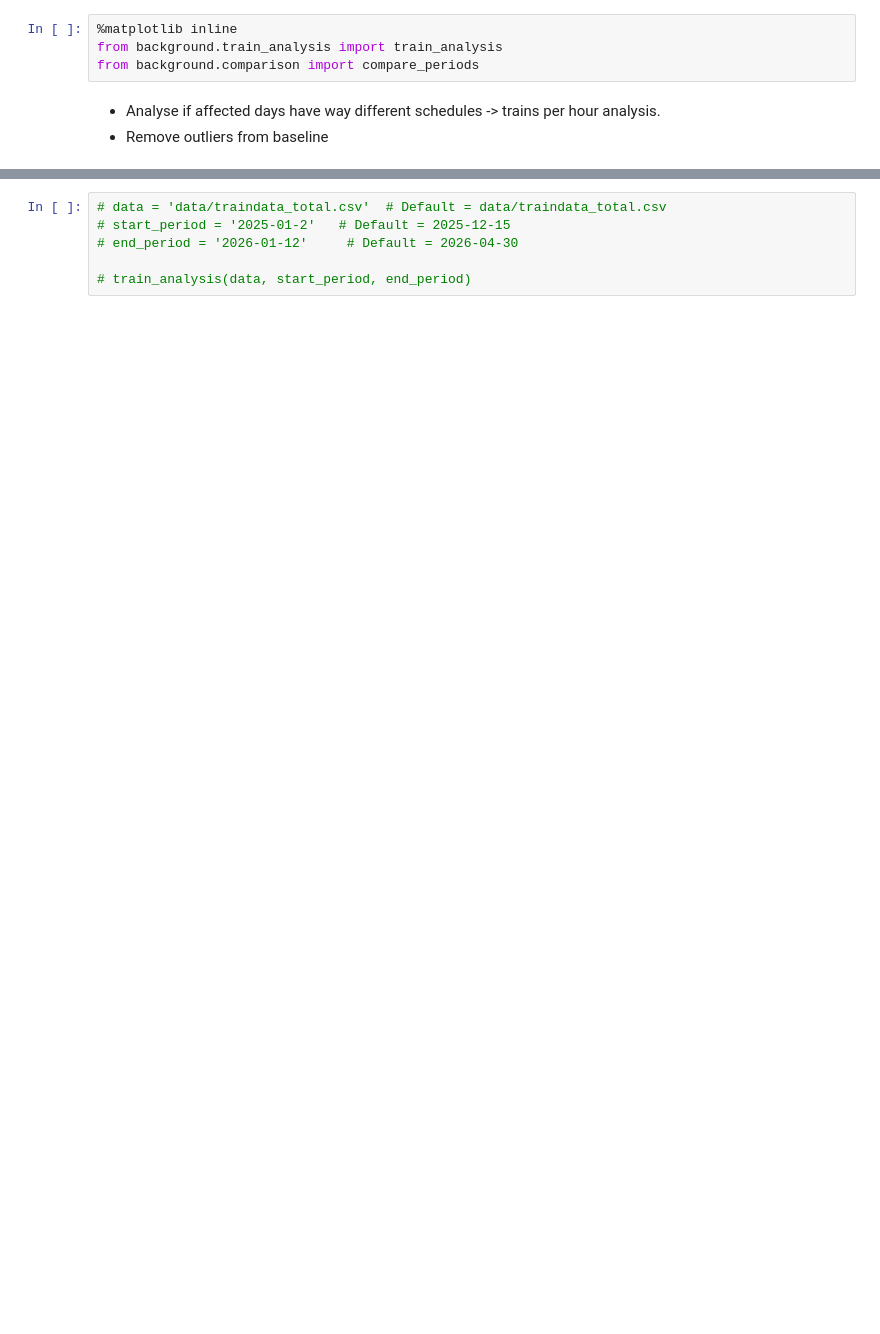
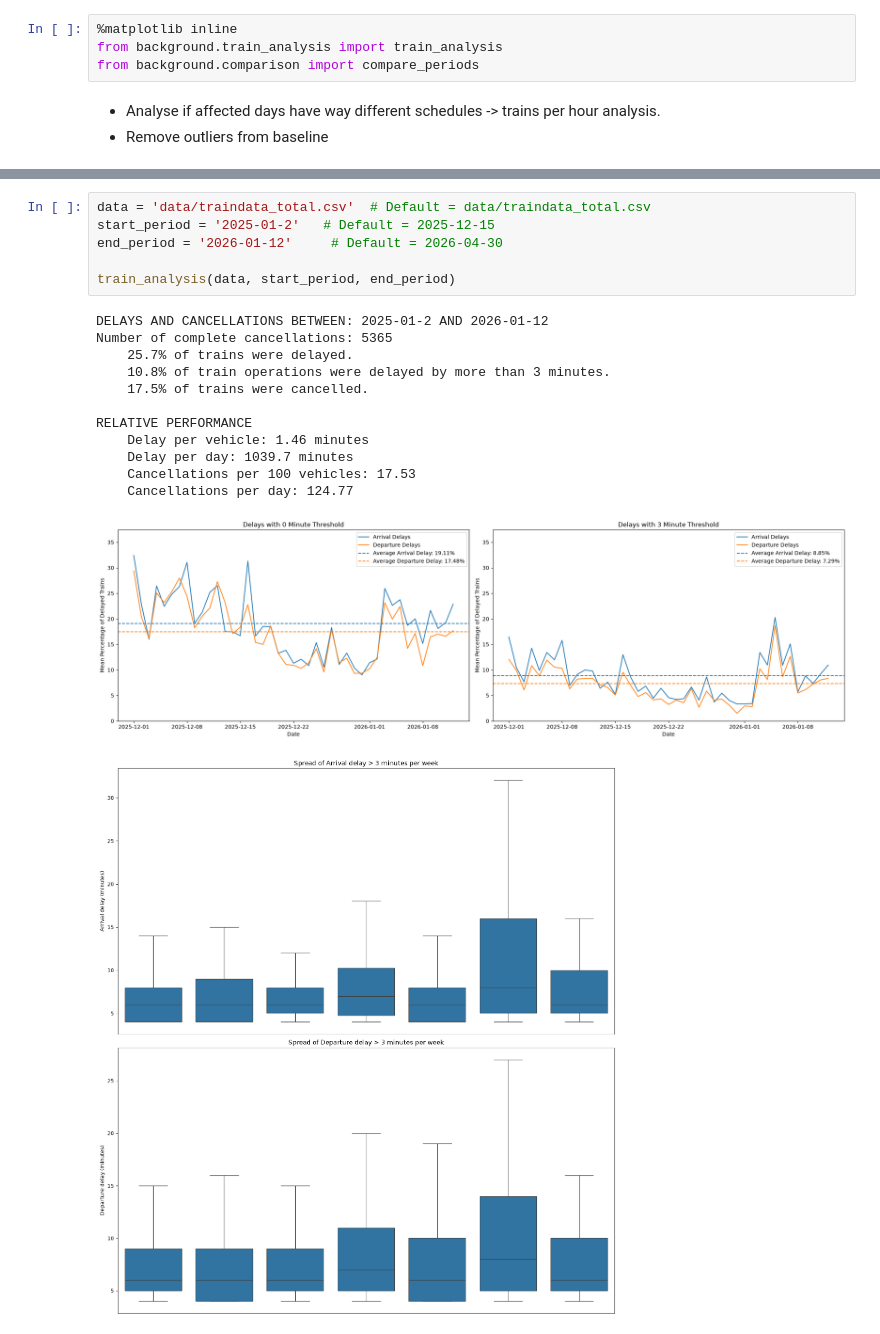
Before and after one commit to nicklj100/group20_til6022_project, a Jupyter notebook: train_analysis.ipynb, the cells around one changed output, grey strips where cells are left out. Saved outputs shown, nothing was run; the diff lists cells and outputs as text; blank space fills up the shorter version.

```diff
--- a/train_analysis.ipynb
+++ b/train_analysis.ipynb
@@ -27,6 +33,20 @@ display(comparison.round(2))
 # %%
-# data = 'data/traindata_total.csv'  # Default = data/traindata_total.csv
-# start_period = '2025-01-2'   # Default = 2025-12-15
-# end_period = '2026-01-12'     # Default = 2026-04-30
+data = 'data/traindata_total.csv'  # Default = data/traindata_total.csv
+start_period = '2025-01-2'   # Default = 2025-12-15
+end_period = '2026-01-12'     # Default = 2026-04-30
 
-# train_analysis(data, start_period, end_period)
+train_analysis(data, start_period, end_period)
+# %% [output]
+DELAYS AND CANCELLATIONS BETWEEN: 2025-01-2 AND 2026-01-12
+Number of complete cancellations: 5365
+    25.7% of trains were delayed.
+    10.8% of train operations were delayed by more than 3 minutes.
+    17.5% of trains were cancelled.
+
+RELATIVE PERFORMANCE
+    Delay per vehicle: 1.46 minutes
+    Delay per day: 1039.7 minutes
+    Cancellations per 100 vehicles: 17.53
+    Cancellations per day: 124.77
+[figure, added]
+[figure, added]
```
Also changed, not shown: parts of 4 cells of this notebook.
